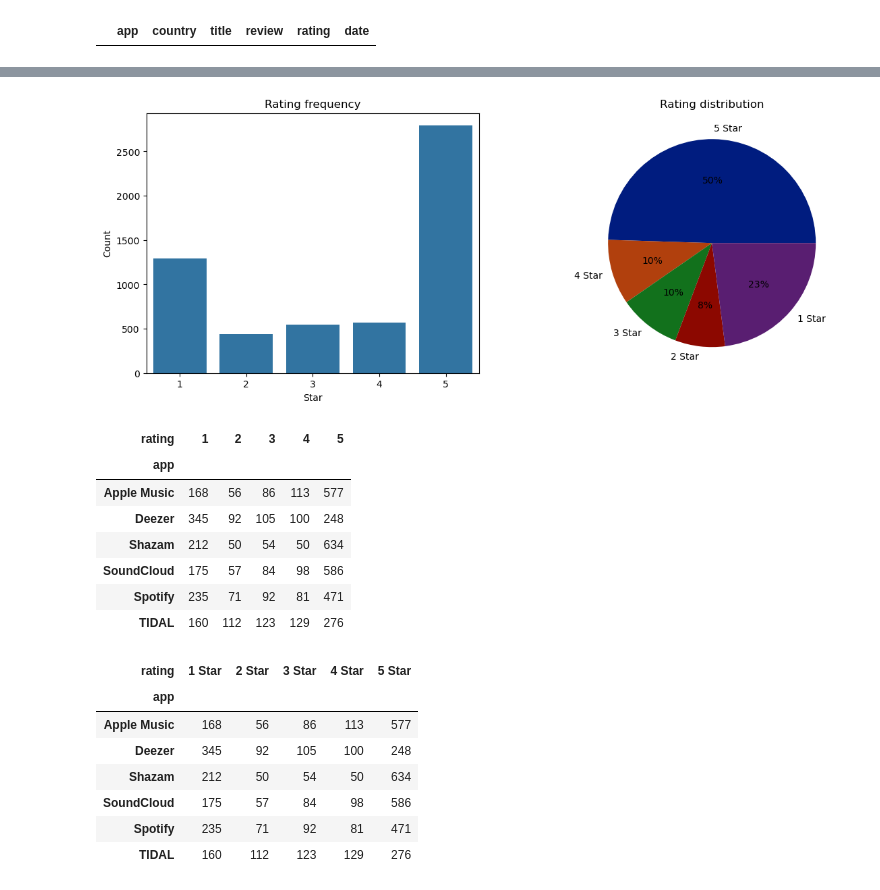
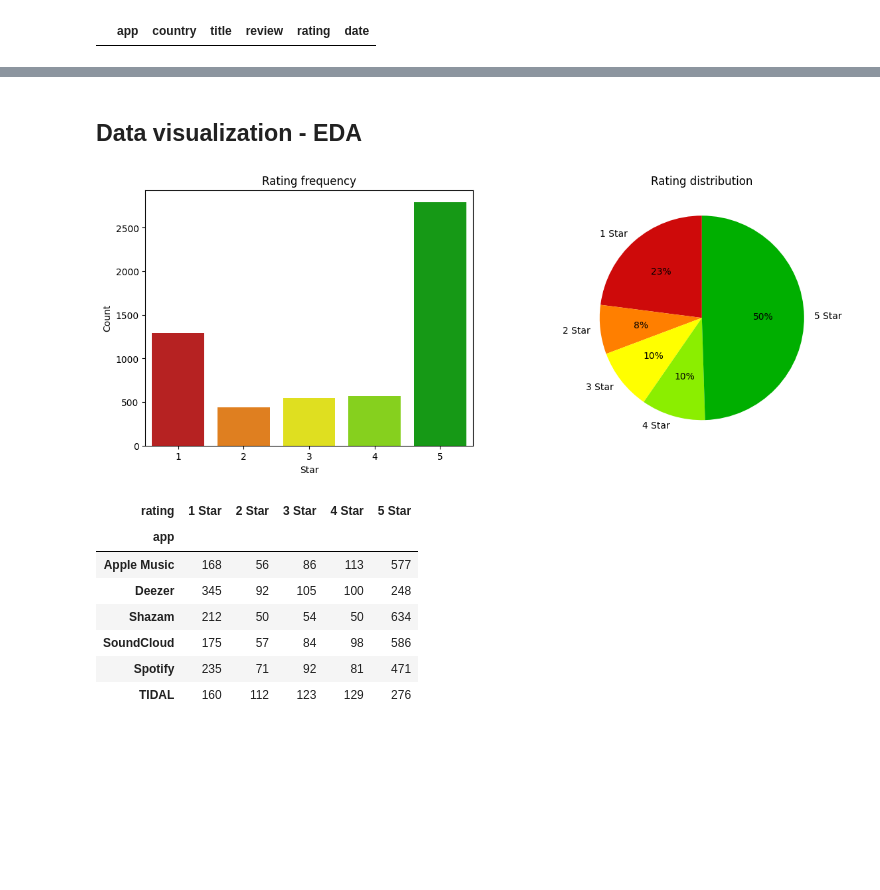
Before and after one commit to RohanAthul/Cokonet_Academy, a Jupyter notebook: App store music reviews/EDA - App store music reviews.ipynb, the cells around one changed output, grey strips where cells are left out. Cells and saved outputs as stored; diff of their text form; code cells hidden in the pictures; blank space fills up the shorter version.

```diff
--- a/App store music reviews/EDA - App store music reviews.ipynb
+++ b/App store music reviews/EDA - App store music reviews.ipynb
@@ -17,0 +57,6 @@ data = pd.read_csv('./app_store_music_reviews.csv')
+# %%
+# Read CSV and parse dates + set column(s) in correct dtype
+
+data = pd.read_csv('./app_store_music_reviews.csv', parse_dates=['date']) # Parse dates in correct format
+data['rating'] = data['rating'].astype(int) # Set Rating column to correct datatype
+data.info()
@@ -157,0 +142,3 @@ palette_color = sns.color_palette('dark')
+# %%
+# Create a new feature: review_length
+data['review_length'] = data['review'].astype(str).apply(len)
@@ -158,57 +150,59 @@ palette_color = sns.color_palette('dark')
+# %%
+# Initializes the analyzer. sia is a pretrained dictionary. It contains thousands of words that have been manually scored by people
+sia = SentimentIntensityAnalyzer()
+
+data['sentiment_score'] = data['review'].apply(lambda x: sia.polarity_scores(str(x))['compound'])
+# %% [markdown]
+## Data visualization - EDA
+# %%
+# Setting a colour scheme for the ratings scale - 1 is Red and 5 is Green, everything else in-between
+rating_colors = ["#CE0A0A", '#FF7F00', '#FFFF00', '#8BEE00', '#00AF00']
 # %%
 plt.figure(figsize=(14,5))
 
 plt.subplot(1,2,1)
 sns.countplot(
-    data= data,
-    x= 'rating'
+    data = data,
+    x = 'rating',
+    palette = rating_colors
 );
 plt.title('Rating frequency')
 plt.xlabel('Star')
 plt.ylabel('Count')
 
 plt.subplot(1,2,2)
 plt.pie(
     data= data,
-    x= data.rating.value_counts().sort_index(ascending = False),
-    colors= palette_color,
-    labels= ['5 Star','4 Star','3 Star','2 Star','1 Star'],
-    autopct= '%0.f%%',
+    x = data.rating.value_counts().sort_index(ascending = True),
+    colors = rating_colors,
+    labels = ['1 Star','2 Star','3 Star','4 Star','5 Star'],
+    autopct = '%0.f%%',
+    startangle = 90
 );
 plt.title('Rating distribution')
 plt.show()
 # %% [output]
-[figure, old version]
+[figure, new version]
-# %%
-table_app_rating = pd.crosstab(
-    data['app'],
-    data['rating']
-).fillna(0)
-table_app_rating
-# %% [output]
-| rating | 1 | 2 | 3 | 4 | 5 |
-| app |  |  |  |  |  |
-| Apple Music | 168 | 56 | 86 | 113 | 577 |
-| Deezer | 345 | 92 | 105 | 100 | 248 |
-| Shazam | 212 | 50 | 54 | 50 | 634 |
-| SoundCloud | 175 | 57 | 84 | 98 | 586 |
-| Spotify | 235 | 71 | 92 | 81 | 471 |
-| TIDAL | 160 | 112 | 123 | 129 | 276 |
 # %%
+table_app_rating = pd.crosstab(
+    data['app'],
+    data['rating']
+)
+
 table_app_rating.rename(columns = {
     1:'1 Star', 2:'2 Star', 3:'3 Star', 4:'4 Star', 5:'5 Star'
 }, inplace = True)
+
+table_app_rating
+# %% [output]
+| rating | 1 Star | 2 Star | 3 Star | 4 Star | 5 Star |
+| app |  |  |  |  |  |
+| Apple Music | 168 | 56 | 86 | 113 | 577 |
+| Deezer | 345 | 92 | 105 | 100 | 248 |
+| Shazam | 212 | 50 | 54 | 50 | 634 |
+| SoundCloud | 175 | 57 | 84 | 98 | 586 |
+| Spotify | 235 | 71 | 92 | 81 | 471 |
+| TIDAL | 160 | 112 | 123 | 129 | 276 |
-# %%
-table_app_rating
-# %% [output]
-| rating | 1 Star | 2 Star | 3 Star | 4 Star | 5 Star |
-| app |  |  |  |  |  |
-| Apple Music | 168 | 56 | 86 | 113 | 577 |
-| Deezer | 345 | 92 | 105 | 100 | 248 |
-| Shazam | 212 | 50 | 54 | 50 | 634 |
-| SoundCloud | 175 | 57 | 84 | 98 | 586 |
-| Spotify | 235 | 71 | 92 | 81 | 471 |
-| TIDAL | 160 | 112 | 123 | 129 | 276 |
 # %%
 table_app_rating.plot(
     kind = 'bar',
```
Also changed, not shown: parts of 50 cells of this notebook.
